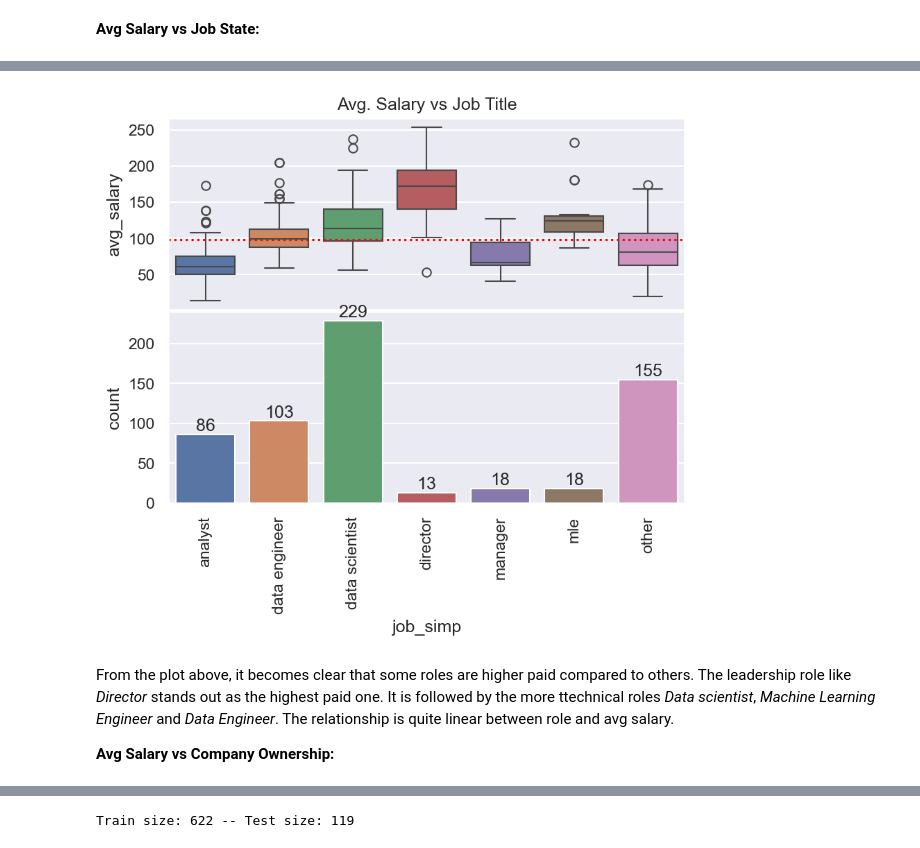
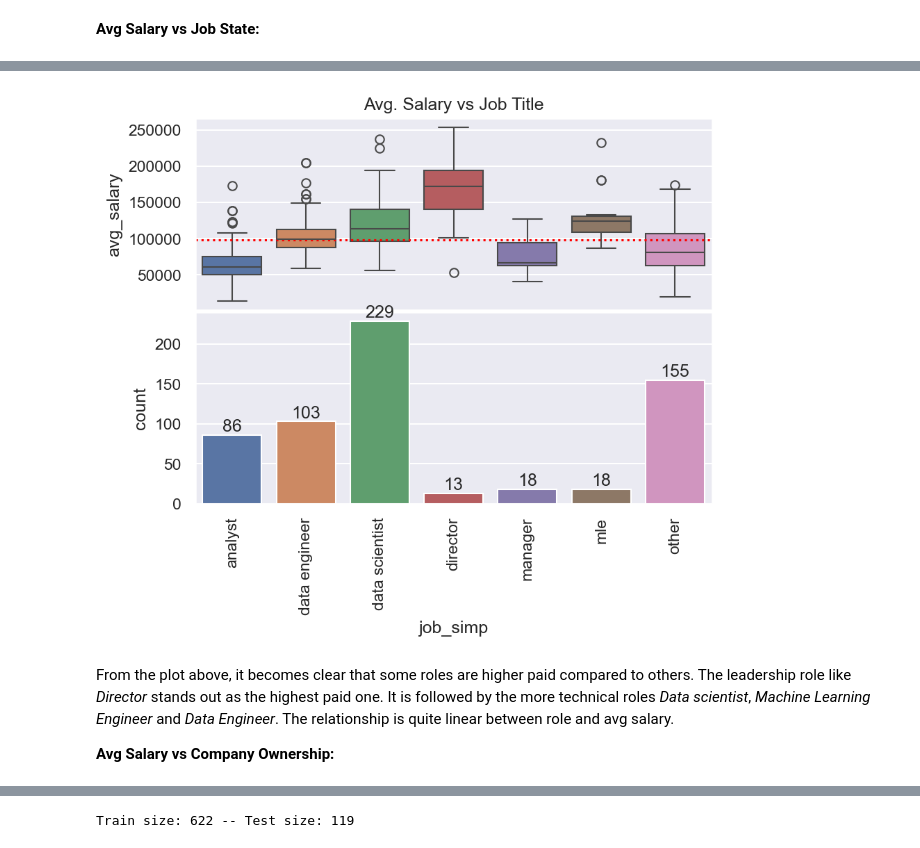
Before and after one commit to ericbanzuzi/ID2221-project, a Jupyter notebook: ds_salary_study.ipynb, the cells around one changed output, grey strips where cells are left out. Cells and saved outputs as stored; diff of their text form; code cells hidden in the pictures.

```diff
--- a/ds_salary_study.ipynb
+++ b/ds_salary_study.ipynb
@@ -798,6 +803,7 @@ fig, axs = plt.subplots(nrows=2)
 
 plot_col = 'job_simp'
 plot_data = train_df.select([plot_col, 'avg_salary']).toPandas()
+plot_data['avg_salary'] = plot_data['avg_salary'] * 1000
 sns.boxplot(
     x=plot_col,
     y='avg_salary',
@@ -810,36 +816,36 @@ sns.boxplot(
 sns.countplot(
     x=plot_col,
     data=plot_data.sort_values(plot_col),
     ax=axs[1],
     hue=plot_col,
     legend=False
 )
 
 # Draw median price
 axs[0].axhline(
     y=plot_data['avg_salary'].median(),
     color='red',
     linestyle='dotted'
 )
 
 # Label the bars with counts
 for patch in axs[1].patches:
     x = patch.get_bbox().get_points()[:, 0]
     y = patch.get_bbox().get_points()[1, 1]
     axs[1].annotate(f'{int(y)}', (x.mean(), y), ha='center', va='bottom')
 
 # Format x-axes
 axs[1].set_xticklabels(axs[1].xaxis.get_majorticklabels(), rotation=90)
 axs[0].xaxis.set_visible(False)
 
 # Narrow the gap between the plots
 plt.subplots_adjust(hspace=0.01)
 axs[0].set_title('Avg. Salary vs Job Title')
 plt.show()
 # %% [output]
-[figure, old version]
+[figure, new version]
 # %% [markdown]
-From the plot above, it becomes clear that some roles are higher paid compared to others. The leadership role like *Director* stands out as the highest paid one. It is followed by the more ttechnical roles *Data scientist*, *Machine Learning Engineer* and *Data Engineer*. The relationship is quite linear between role and avg salary.
+From the plot above, it becomes clear that some roles are higher paid compared to others. The leadership role like *Director* stands out as the highest paid one. It is followed by the more technical roles *Data scientist*, *Machine Learning Engineer* and *Data Engineer*. The relationship is quite linear between role and avg salary.
 
 **Avg Salary vs Company Ownership:**
 # %%
```
Also changed, not shown: parts of 25 cells of this notebook.
